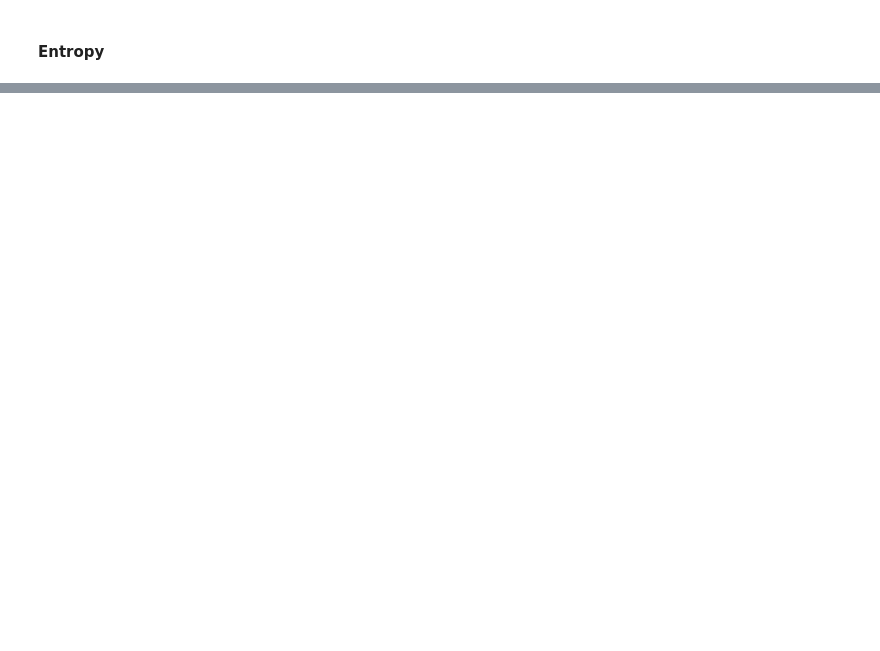
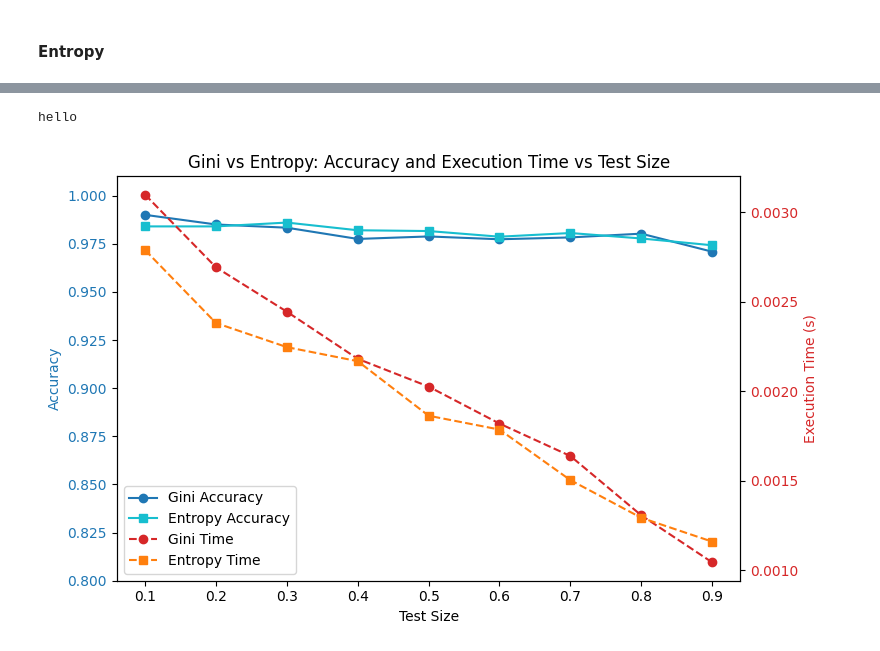
Before and after one commit to stlngds/CS372, a Jupyter notebook: Assignment2/Assignment2_Group5.ipynb, the cells around one changed output, grey strips where cells are left out. Saved outputs shown, nothing was run; the diff lists cells and outputs as text; code cells hidden in the pictures; blank space fills up the shorter version.

```diff
--- a/Assignment2/Assignment2_Group5.ipynb
+++ b/Assignment2/Assignment2_Group5.ipynb
@@ -217 +311,30 @@ Confusion Matrix:
+# %%
+fig, ax1 = plt.subplots(figsize=(8, 5))
+
+# Accuracy plot
+ax1.set_xlabel('Test Size')
+ax1.set_ylabel('Accuracy', color='tab:blue')
+ax1.plot(test_sizes, gini_scores, marker='o', color='tab:blue', label='Gini Accuracy')
+ax1.plot(test_sizes, entropy_scores, marker='s', color='tab:cyan', label='Entropy Accuracy')
+ax1.tick_params(axis='y', labelcolor='tab:blue')
+ax1.set_ylim(0.8, 1.01)
+
+# Execution time plot
+ax2 = ax1.twinx()
+ax2.set_ylabel('Execution Time (s)', color='tab:red')
+ax2.plot(test_sizes, gini_times, marker='o', linestyle='--', color='tab:red', label='Gini Time')
+ax2.plot(test_sizes, entropy_times, marker='s', linestyle='--', color='tab:orange', label='Entropy Time')
+ax2.tick_params(axis='y', labelcolor='tab:red')
+
+# Legends
+lines_1, labels_1 = ax1.get_legend_handles_labels()
+lines_2, labels_2 = ax2.get_legend_handles_labels()
+ax1.legend(lines_1 + lines_2, labels_1 + labels_2, loc='lower left')
+
+plt.title('Gini vs Entropy: Accuracy and Execution Time vs Test Size')
+fig.tight_layout()
+plt.show()
+# %% [output]
+hello
+[figure, added]
 # %% [markdown]
```
Also changed, not shown: parts of 6 cells of this notebook.
